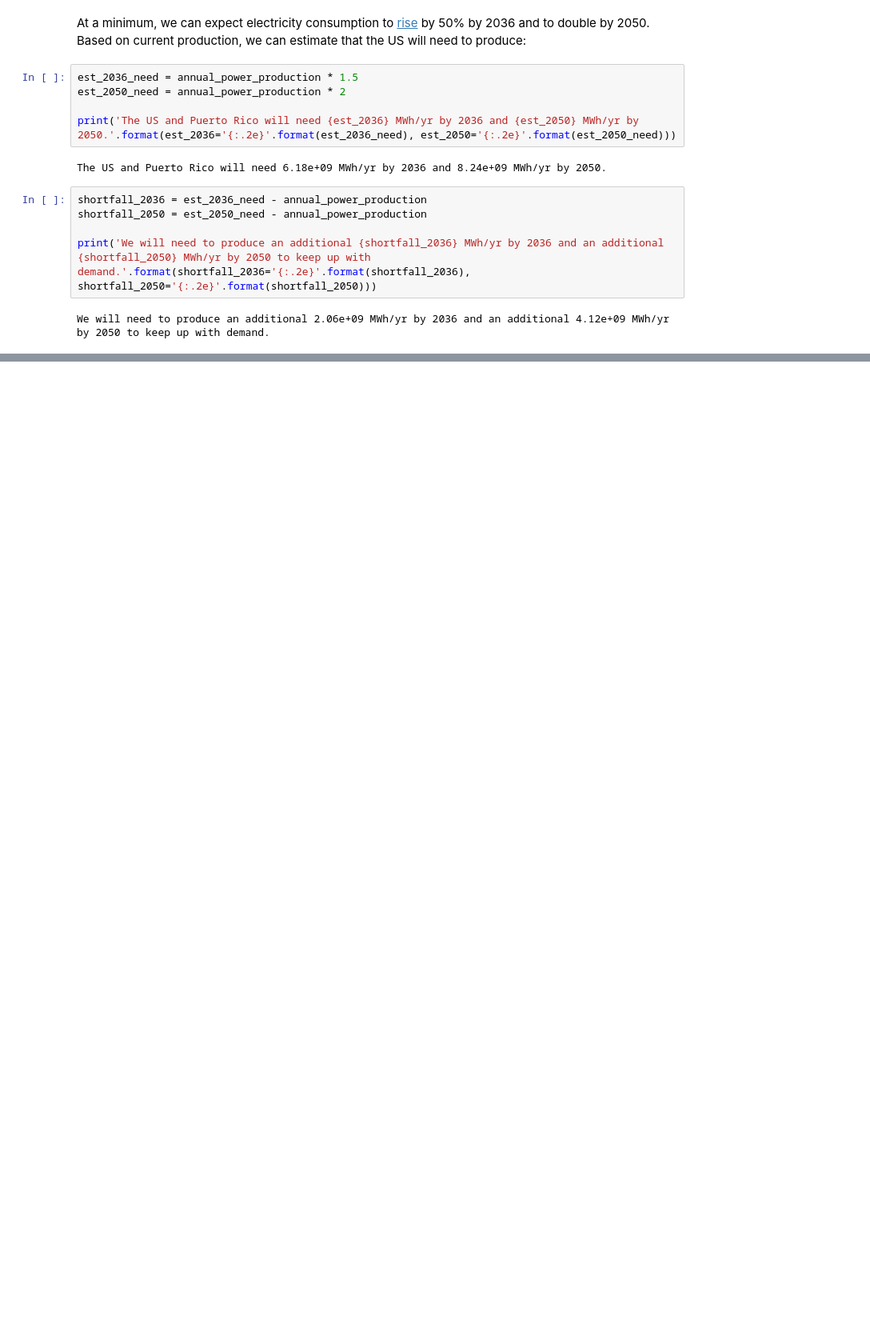
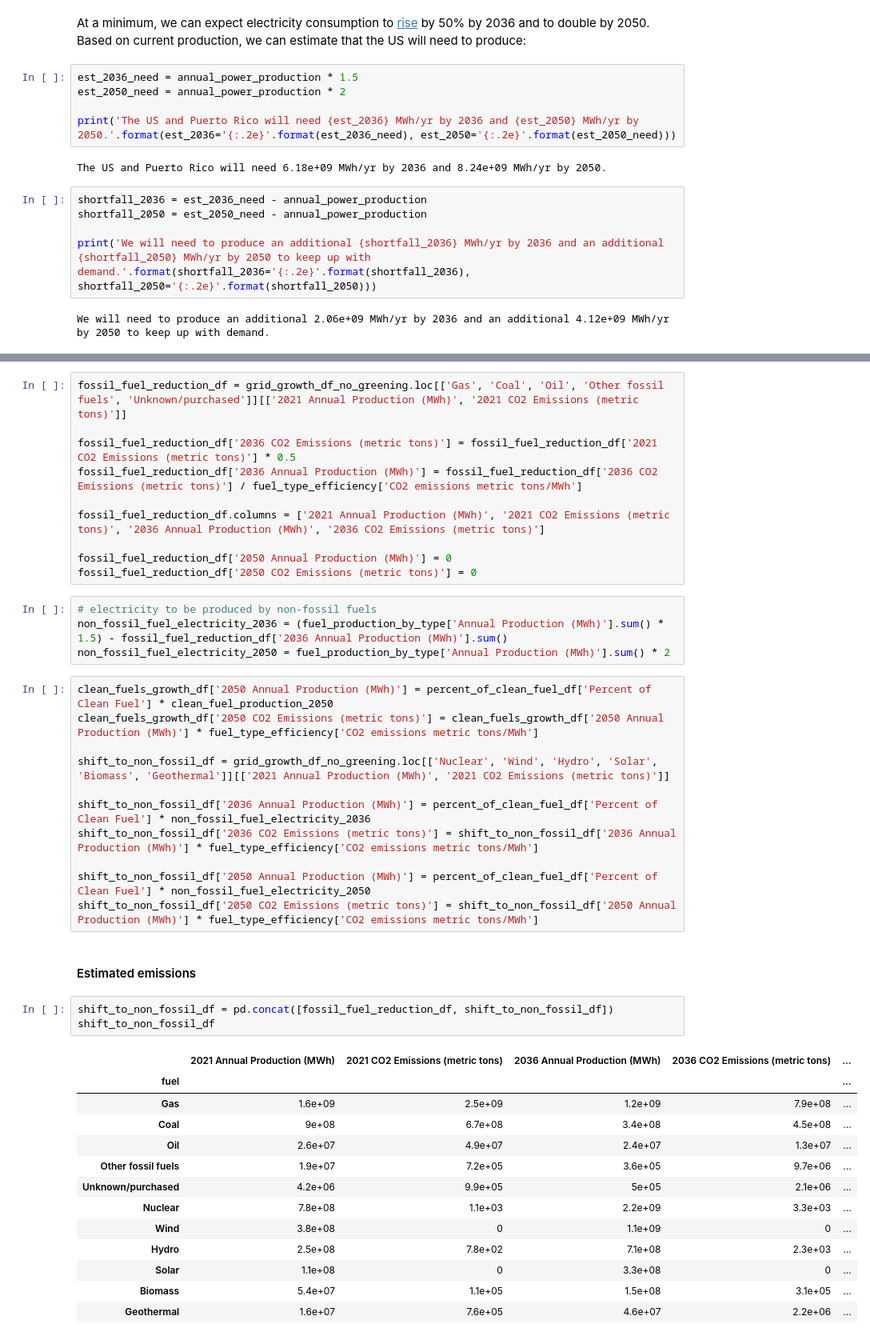
Before and after one commit to BenBagBag/egrid, a Jupyter notebook: How Green Is My Grid?.ipynb, the cells around one changed output, grey strips where cells are left out. Shown: that part at 80% size. Cells and saved outputs as stored; diff of their text form; blank space fills up the shorter version.

```diff
--- a/How Green Is My Grid?.ipynb
+++ b/How Green Is My Grid?.ipynb
@@ -518,0 +717,44 @@ array(['HYDRO', 'OIL', 'COAL', 'GAS', 'OTHF', 'WIND', 'BIOMASS', 'SOLAR',
+# %%
+fossil_fuel_reduction_df = grid_growth_df_no_greening.loc[['Gas', 'Coal', 'Oil', 'Other fossil fuels', 'Unknown/purchased']][['2021 Annual Production (MWh)', '2021 CO2 Emissions (metric tons)']]
+
+fossil_fuel_reduction_df['2036 CO2 Emissions (metric tons)'] = fossil_fuel_reduction_df['2021 CO2 Emissions (metric tons)'] * 0.5
+fossil_fuel_reduction_df['2036 Annual Production (MWh)'] = fossil_fuel_reduction_df['2036 CO2 Emissions (metric tons)'] / fuel_type_efficiency['CO2 emissions metric tons/MWh']
+
+fossil_fuel_reduction_df.columns = ['2021 Annual Production (MWh)', '2021 CO2 Emissions (metric tons)', '2036 Annual Production (MWh)', '2036 CO2 Emissions (metric tons)']
+
+fossil_fuel_reduction_df['2050 Annual Production (MWh)'] = 0
+fossil_fuel_reduction_df['2050 CO2 Emissions (metric tons)'] = 0
+# %%
+# electricity to be produced by non-fossil fuels
+non_fossil_fuel_electricity_2036 = (fuel_production_by_type['Annual Production (MWh)'].sum() * 1.5) - fossil_fuel_reduction_df['2036 Annual Production (MWh)'].sum()
+non_fossil_fuel_electricity_2050 = fuel_production_by_type['Annual Production (MWh)'].sum() * 2
+# %%
+clean_fuels_growth_df['2050 Annual Production (MWh)'] = percent_of_clean_fuel_df['Percent of Clean Fuel'] * clean_fuel_production_2050
+clean_fuels_growth_df['2050 CO2 Emissions (metric tons)'] = clean_fuels_growth_df['2050 Annual Production (MWh)'] * fuel_type_efficiency['CO2 emissions metric tons/MWh']
+
+shift_to_non_fossil_df = grid_growth_df_no_greening.loc[['Nuclear', 'Wind', 'Hydro', 'Solar', 'Biomass', 'Geothermal']][['2021 Annual Production (MWh)', '2021 CO2 Emissions (metric tons)']]
+
+shift_to_non_fossil_df['2036 Annual Production (MWh)'] = percent_of_clean_fuel_df['Percent of Clean Fuel'] * non_fossil_fuel_electricity_2036
+shift_to_non_fossil_df['2036 CO2 Emissions (metric tons)'] = shift_to_non_fossil_df['2036 Annual Production (MWh)'] * fuel_type_efficiency['CO2 emissions metric tons/MWh']
+
+shift_to_non_fossil_df['2050 Annual Production (MWh)'] = percent_of_clean_fuel_df['Percent of Clean Fuel'] * non_fossil_fuel_electricity_2050
+shift_to_non_fossil_df['2050 CO2 Emissions (metric tons)'] = shift_to_non_fossil_df['2050 Annual Production (MWh)'] * fuel_type_efficiency['CO2 emissions metric tons/MWh']
+# %% [markdown]
+#### Estimated emissions
+# %%
+shift_to_non_fossil_df = pd.concat([fossil_fuel_reduction_df, shift_to_non_fossil_df])
+shift_to_non_fossil_df
+# %% [output]
+|  | 2021 Annual Production (MWh) | 2021 CO2 Emissions (metric tons) | 2036 Annual Production (MWh) | 2036 CO2 Emissions (metric tons) | ... |
+| fuel |  |  |  |  | ... |
+| Gas | 1.6e+09 | 2.5e+09 | 1.2e+09 | 7.9e+08 | ... |
+| Coal | 9e+08 | 6.7e+08 | 3.4e+08 | 4.5e+08 | ... |
+| Oil | 2.6e+07 | 4.9e+07 | 2.4e+07 | 1.3e+07 | ... |
+| Other fossil fuels | 1.9e+07 | 7.2e+05 | 3.6e+05 | 9.7e+06 | ... |
+| Unknown/purchased | 4.2e+06 | 9.9e+05 | 5e+05 | 2.1e+06 | ... |
+| Nuclear | 7.8e+08 | 1.1e+03 | 2.2e+09 | 3.3e+03 | ... |
+| Wind | 3.8e+08 | 0 | 1.1e+09 | 0 | ... |
+| Hydro | 2.5e+08 | 7.8e+02 | 7.1e+08 | 2.3e+03 | ... |
+| Solar | 1.1e+08 | 0 | 3.3e+08 | 0 | ... |
+| Biomass | 5.4e+07 | 1.1e+05 | 1.5e+08 | 3.1e+05 | ... |
+| Geothermal | 1.6e+07 | 7.6e+05 | 4.6e+07 | 2.2e+06 | ... |
```
Also changed, not shown: parts of 56 cells of this notebook, 4 other files.
